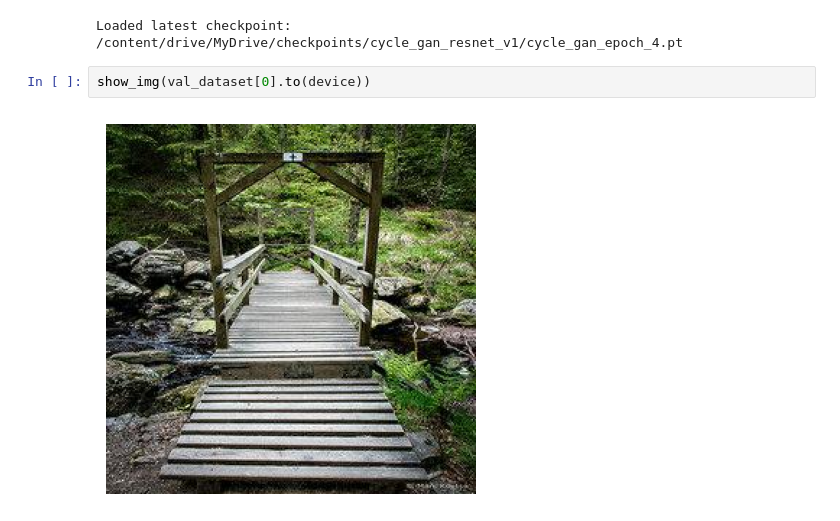
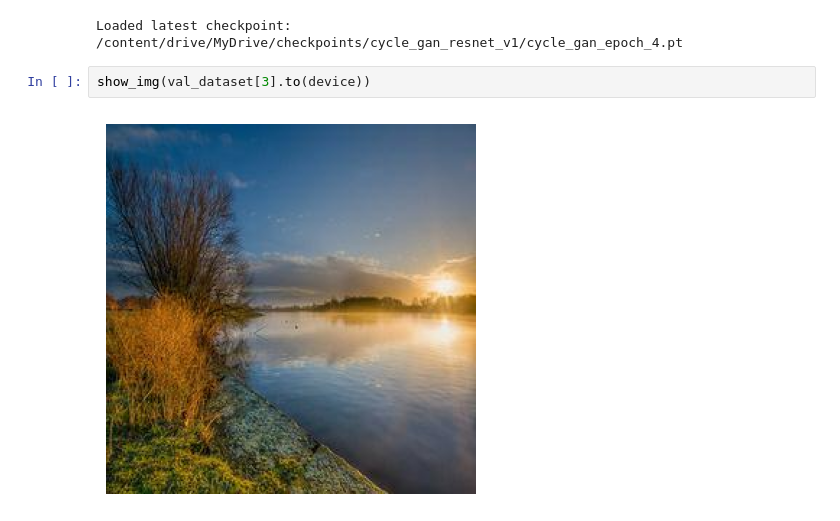
Before and after one commit to azhgh22/Monet_Style_Generator, a Jupyter notebook: notebooks/run1.ipynb, the cells around one changed output. Saved outputs shown, nothing was run; the diff lists cells and outputs as text.

```diff
--- a/notebooks/run1.ipynb
+++ b/notebooks/run1.ipynb
@@ -149,7 +149,7 @@ train.load_checkpoint()
 # %% [output]
 Loaded latest checkpoint: /content/drive/MyDrive/checkpoints/cycle_gan_resnet_v1/cycle_gan_epoch_4.pt
 # %%
-show_img(val_dataset[0].to(device))
+show_img(val_dataset[3].to(device))
 # %% [output]
-[figure, old version]
+[figure, new version]
 # %%
```
Also changed, not shown: parts of 1 cell of this notebook.
